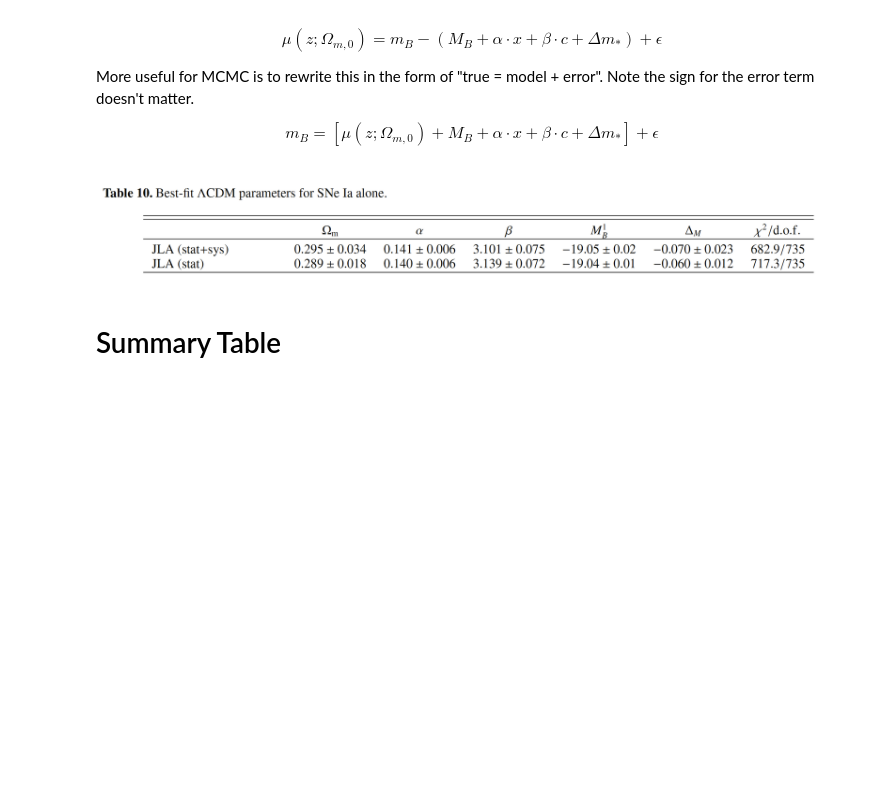
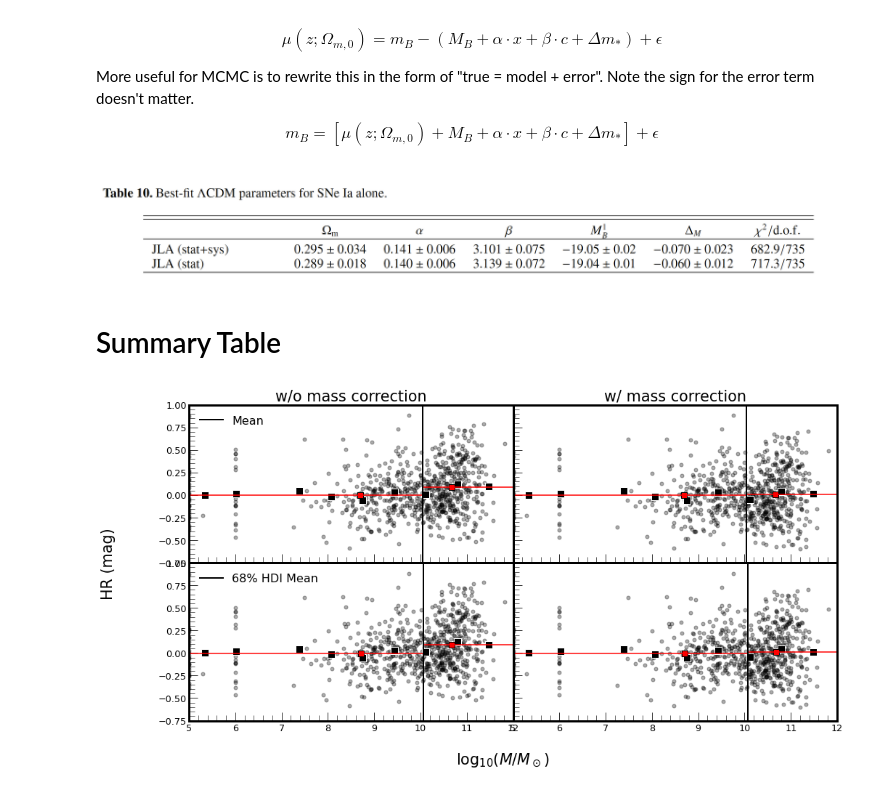
Before and after one commit to ketozhang/research_playground, a Jupyter notebook: hubble_constant_mass_correction/notebook.ipynb, the cells around one changed output. Drawn from its saved outputs; the diff is of its cells as text; code cells hidden in the pictures; blank space fills up the shorter version.

```diff
--- a/hubble_constant_mass_correction/notebook.ipynb
+++ b/hubble_constant_mass_correction/notebook.ipynb
@@ -32,4 +33,10 @@ $$ m_B = [\mu(z; \Omega_{m,0}) + M_B + \alpha \cdot x + \beta \cdot c + \Delta m
 ![image.png](attachment:55edd70a-f878-4d5c-b41d-b72c6f3f1c6a.png)
 # %% [markdown]
 # Summary Table
+# %%
+model = Model(H0=70, host_mass_correction_model="step")  # TODO: infer from results file
+r = Results("results/jla/results_2021-07-22T0103.hd5", model=model)
+r.plot_hr_vs_host_mass(dataloader.get_jla());
+# %% [output]
+[figure, added]
 # %%
```
Also changed, not shown: parts of 2 cells of this notebook, 25 other files.
